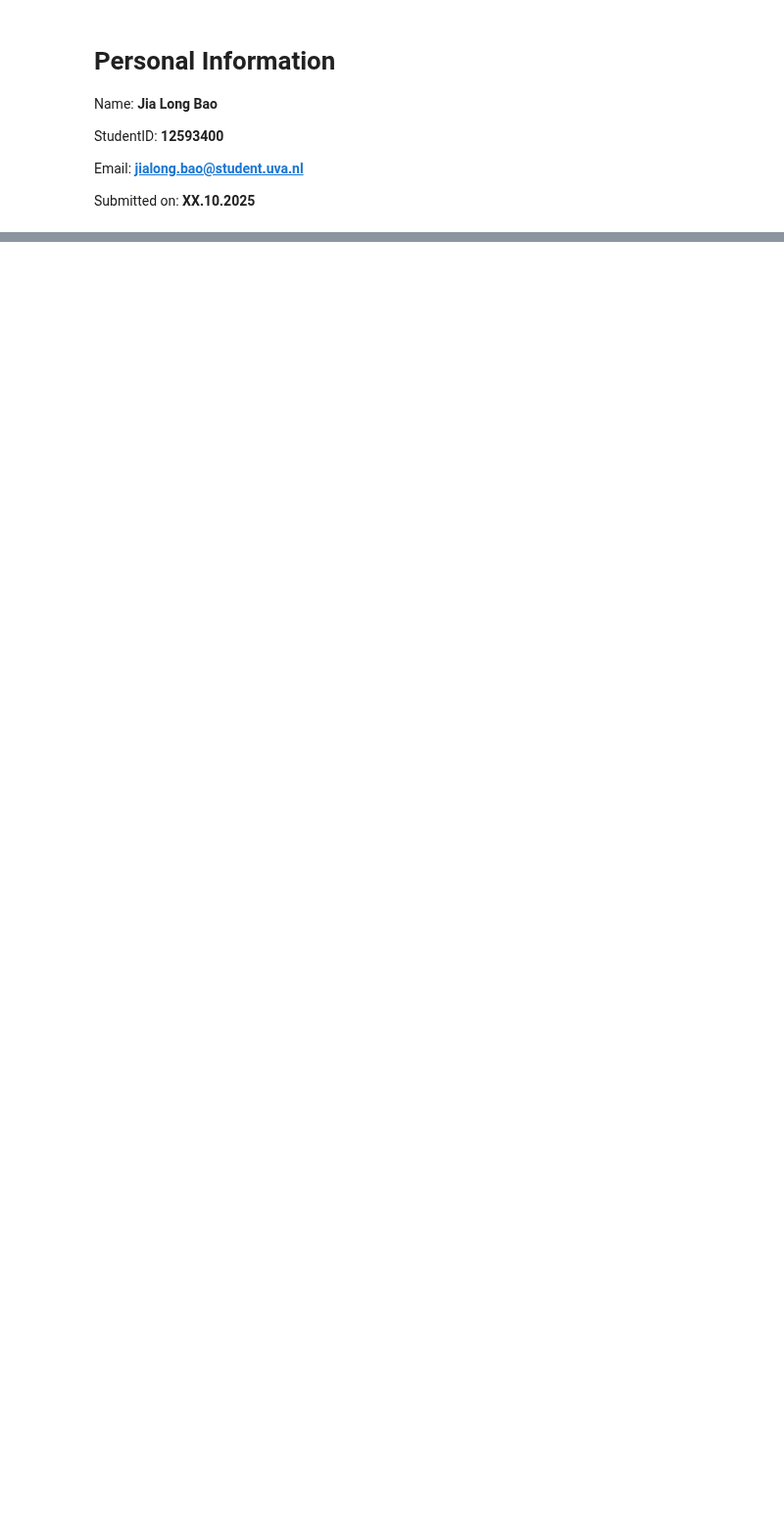
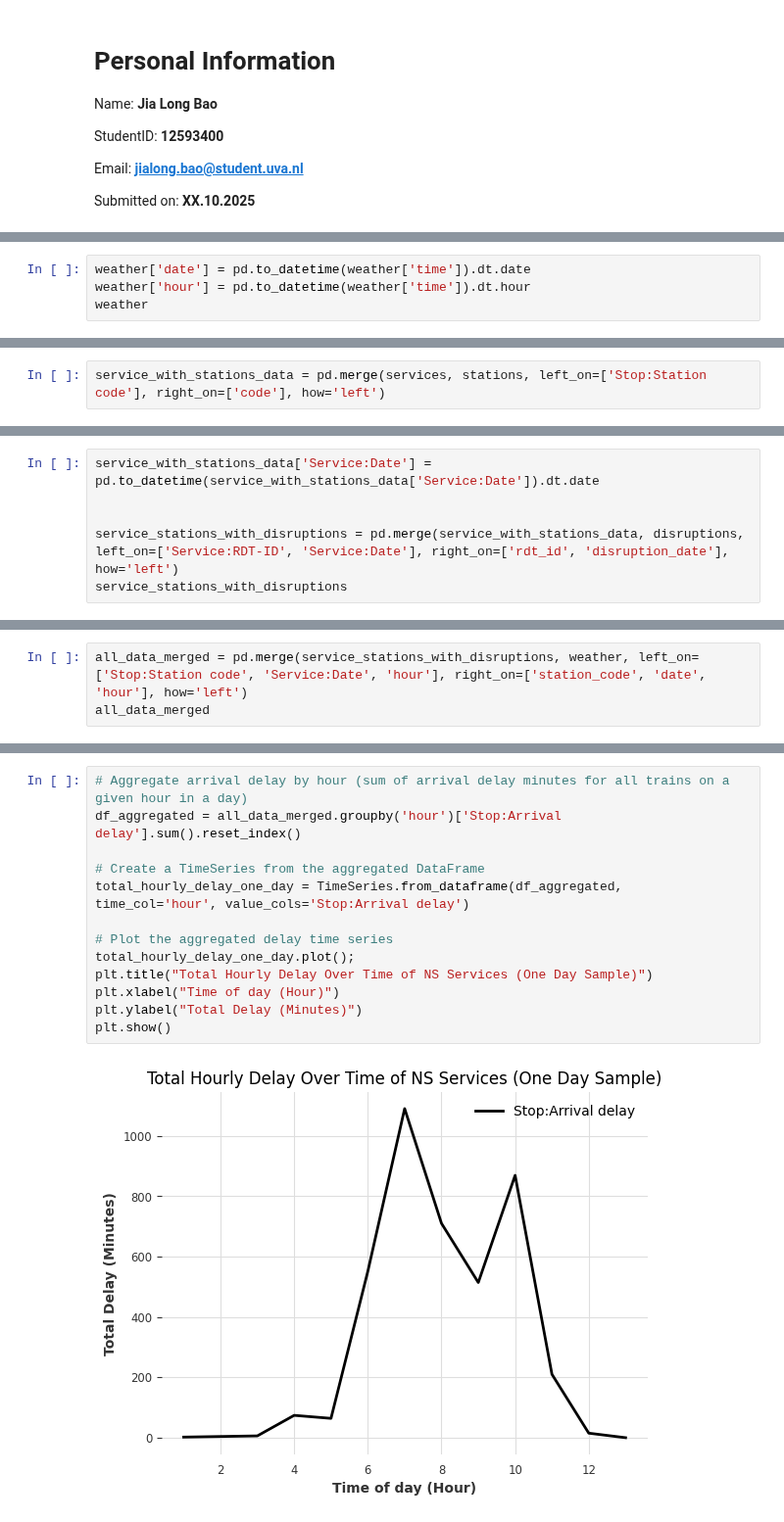
Before and after one commit to jbaonl/MSc-Thesis, a Jupyter notebook: MSc-Thesis/Bao/EDA.ipynb, the cells around one changed output, grey strips where cells are left out. Shown at 98% size. Drawn from its saved outputs; the diff is of its cells as text; blank space fills up the shorter version.

Commit message:
Updated download_data.ipynb (includes all datasets retrieval),  EDA.ipynb, cleaned up repo etc.

```diff
--- a/MSc-Thesis/Bao/EDA.ipynb
+++ b/MSc-Thesis/Bao/EDA.ipynb
@@ -105,0 +703,4 @@ KeyboardInterrupt:
+# %%
+weather['date'] = pd.to_datetime(weather['time']).dt.date
+weather['hour'] = pd.to_datetime(weather['time']).dt.hour
+weather
@@ -105,0 +752,2 @@ KeyboardInterrupt:
+# %%
+service_with_stations_data = pd.merge(services, stations, left_on=['Stop:Station code'], right_on=['code'], how='left')
@@ -105,0 +788,6 @@ KeyboardInterrupt:
+# %%
+service_with_stations_data['Service:Date'] = pd.to_datetime(service_with_stations_data['Service:Date']).dt.date
+
+
+service_stations_with_disruptions = pd.merge(service_with_stations_data, disruptions, left_on=['Service:RDT-ID', 'Service:Date'], right_on=['rdt_id', 'disruption_date'], how='left')
+service_stations_with_disruptions
@@ -105,0 +808,3 @@ KeyboardInterrupt:
+# %%
+all_data_merged = pd.merge(service_stations_with_disruptions, weather, left_on=['Stop:Station code', 'Service:Date', 'hour'], right_on=['station_code', 'date', 'hour'], how='left')
+all_data_merged
@@ -105,0 +900,15 @@ KeyboardInterrupt:
+# %%
+# Aggregate arrival delay by hour (sum of arrival delay minutes for all trains on a given hour in a day)
+df_aggregated = all_data_merged.groupby('hour')['Stop:Arrival delay'].sum().reset_index()
+
+# Create a TimeSeries from the aggregated DataFrame
+total_hourly_delay_one_day = TimeSeries.from_dataframe(df_aggregated, time_col='hour', value_cols='Stop:Arrival delay')
+
+# Plot the aggregated delay time series
+total_hourly_delay_one_day.plot();
+plt.title("Total Hourly Delay Over Time of NS Services (One Day Sample)")
+plt.xlabel("Time of day (Hour)")
+plt.ylabel("Total Delay (Minutes)")
+plt.show()
+# %% [output]
+[figure, added]
```
Also changed, not shown: parts of 99 cells of this notebook, 14 other files.
